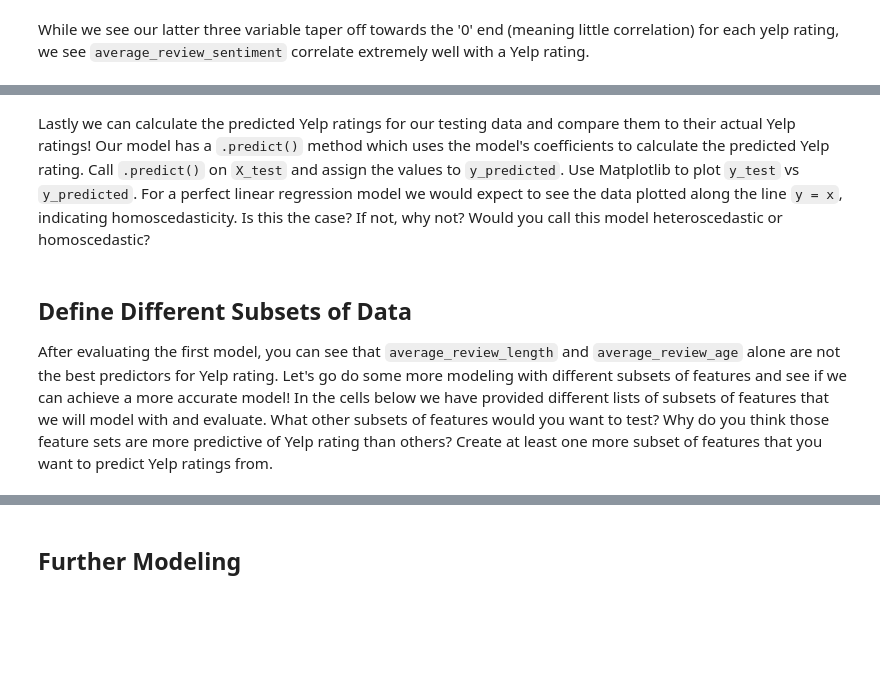
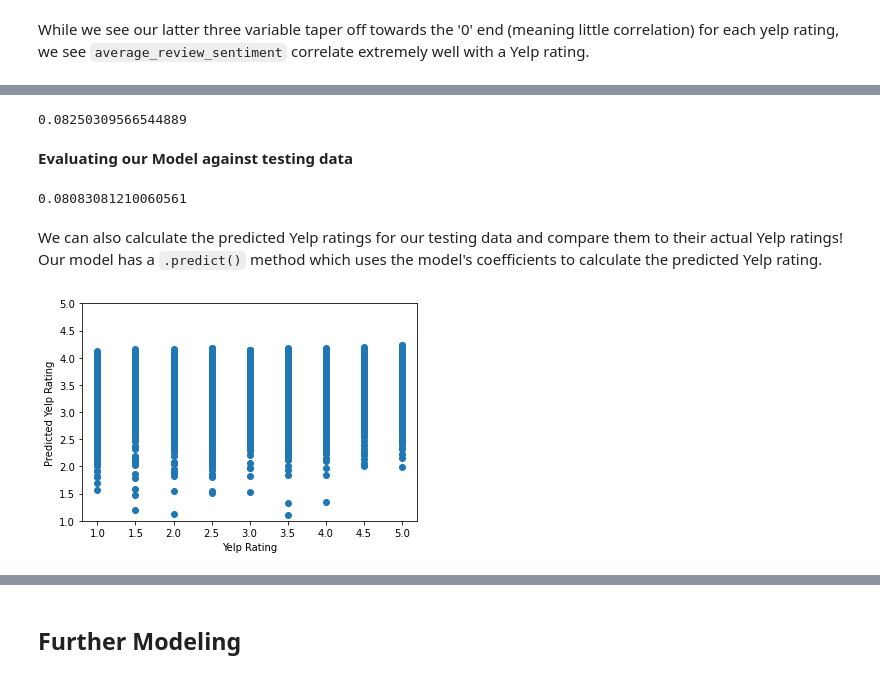
Before and after one commit to DanPark13/yelp-rating-prediction, a Jupyter notebook: yelp_rating_predictor.ipynb, the cells around one changed output, grey strips where cells are left out. Saved outputs shown, nothing was run; the diff lists cells and outputs as text; code cells hidden in the pictures; blank space fills up the shorter version.

Commit message:
Create crucial models

```diff
--- a/yelp_rating_predictor.ipynb
+++ b/yelp_rating_predictor.ipynb
@@ -329,0 +310,3 @@ Remember, this function returns 4 items in this order:
+# %%
+features = df[['average_review_length','average_review_age']]
+ratings = df['stars']
@@ -346,6 +342,23 @@ sorted(list(zip(['average_review_length','average_review_age'],model.coef_)),key
+# %%
+model.score(X_train,y_train)
+# %% [output]
+0.08250309566544889
+# %% [markdown]
+**Evaluating our Model against testing data**
+# %%
+model.score(X_test,y_test)
+# %% [output]
+0.08083081210060561
 # %% [markdown]
-Lastly we can calculate the predicted Yelp ratings for our testing data and compare them to their actual Yelp ratings! Our model has a `.predict()` method which uses the model's coefficients to calculate the predicted Yelp rating. Call `.predict()` on `X_test` and assign the values to `y_predicted`. Use Matplotlib to plot `y_test` vs `y_predicted`. For a perfect linear regression model we would expect to see the data plotted along the line `y = x`, indicating homoscedasticity. Is this the case? If not, why not? Would you call this model heteroscedastic or homoscedastic?
+We can also calculate the predicted Yelp ratings for our testing data and compare them to their actual Yelp ratings! Our model has a `.predict()` method which uses the model's coefficients to calculate the predicted Yelp rating.
-# %% [markdown]
-## Define Different Subsets of Data
-
-After evaluating the first model, you can see that `average_review_length` and `average_review_age` alone are not the best predictors for Yelp rating. Let's go do some more modeling with different subsets of features and see if we can achieve a more accurate model! In the cells below we have provided different lists of subsets of features that we will model with and evaluate. What other subsets of features would you want to test? Why do you think those feature sets are more predictive of Yelp rating than others? Create at least one more subset of features that you want to predict Yelp ratings from.
+# %%
+y_predicted = model.predict(X_test)
+
+plt.scatter(y_test, y_predicted)
+plt.title("")
+plt.xlabel("Yelp Rating")
+plt.ylabel("Predicted Yelp Rating")
+plt.ylim(1,5)
+plt.show()
+# %% [output]
+[figure, added]
```
Also changed, not shown: parts of 16 cells of this notebook.
